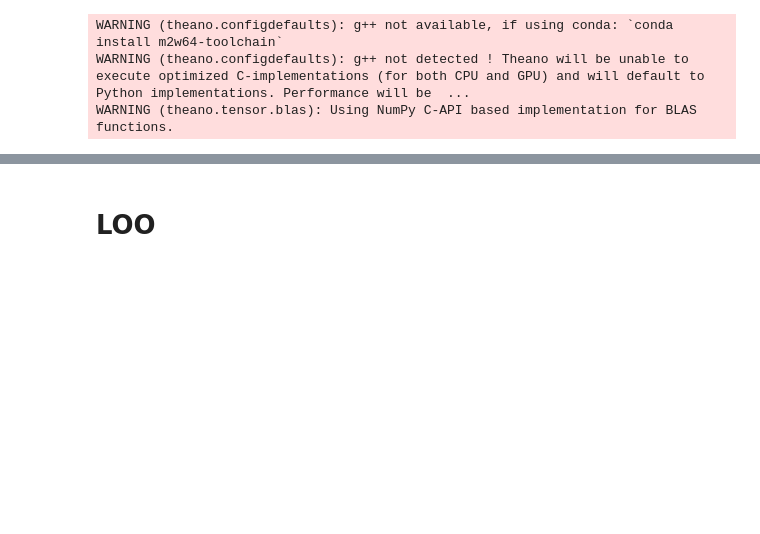
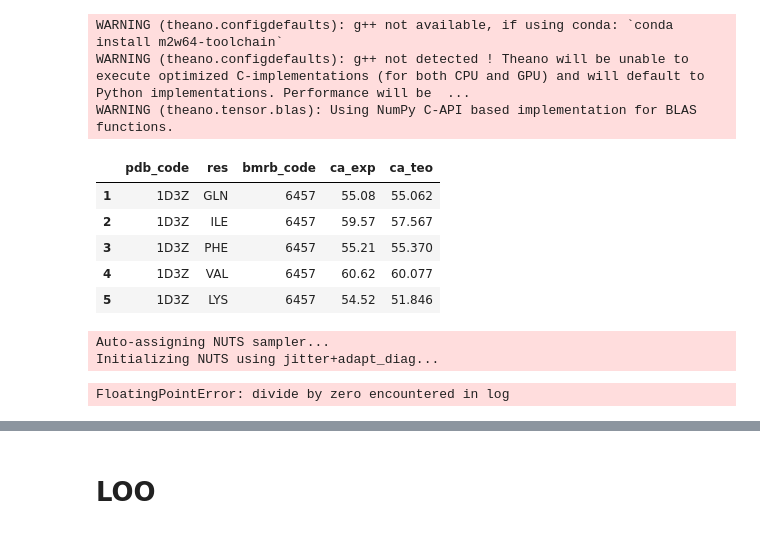
Before and after one commit to BIOS-IMASL/Hierarchical-Bayes-NMR-Validation, a Jupyter notebook: example.ipynb, the cells around one changed output, grey strips where cells are left out. Drawn from its saved outputs; the diff is of its cells as text; code cells hidden in the pictures; blank space fills up the shorter version.

```diff
--- a/example.ipynb
+++ b/example.ipynb
@@ -17,3 +19,22 @@ samples = 2000
+# %%
+dataframe.head()
+# %% [output]
+|  | pdb_code | res | bmrb_code | ca_exp | ca_teo |
+| 1 | 1D3Z | GLN | 6457 | 55.08 | 55.062 |
+| 2 | 1D3Z | ILE | 6457 | 59.57 | 57.567 |
+| 3 | 1D3Z | PHE | 6457 | 55.21 | 55.370 |
+| 4 | 1D3Z | VAL | 6457 | 60.62 | 60.077 |
+| 5 | 1D3Z | LYS | 6457 | 54.52 | 51.846 |
+# %%
+(pps,
+index,
+categories,
+dataframe,
+trace_che, model) = hierarchical_reg_one_protein(dataframe)
+# %% [output]
+Auto-assigning NUTS sampler...
+Initializing NUTS using jitter+adapt_diag...
+FloatingPointError: divide by zero encountered in log
 # %%
 with plt.style.context('default'):
     ax, dataframe, perc_dict = plot_cs_differences(protein,
```
Also changed, not shown: parts of 3 cells of this notebook, 1 other file.
